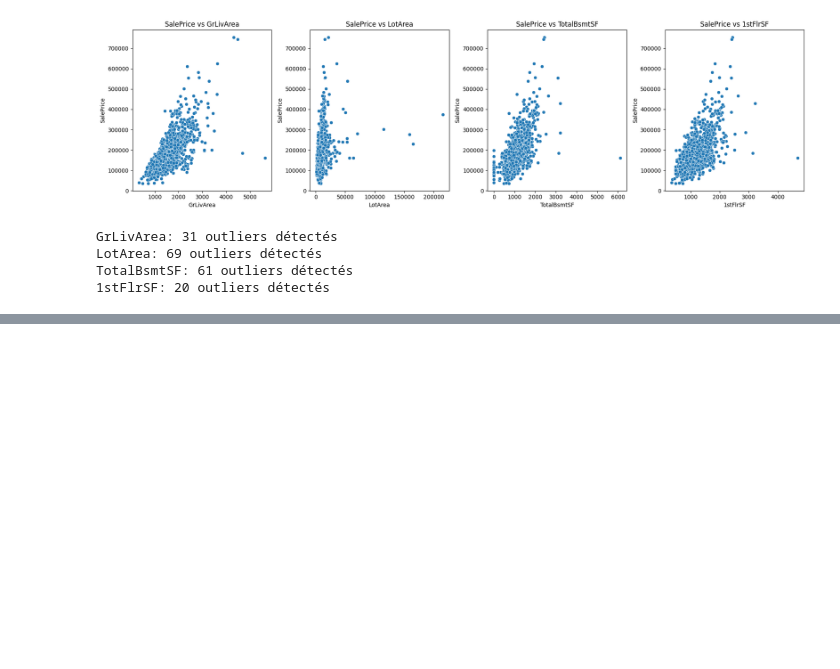
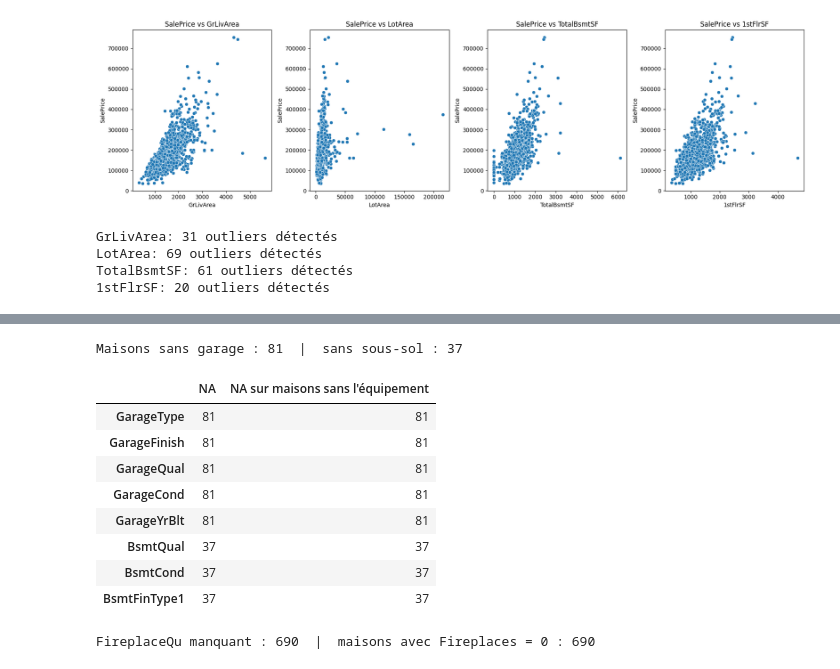
Before and after one commit to EddieZIDA/KaggleCompetition_home-price-prediction, a Jupyter notebook: notebooks/01_eda.ipynb, the cells around one changed output, grey strips where cells are left out. Drawn from its saved outputs; the diff is of its cells as text; code cells hidden in the pictures; blank space fills up the shorter version.

```diff
--- a/notebooks/01_eda.ipynb
+++ b/notebooks/01_eda.ipynb
@@ -291,0 +299,27 @@ TotalBsmtSF: 61 outliers détectés
+# %%
+garage_cols = ["GarageType", "GarageFinish", "GarageQual", "GarageCond", "GarageYrBlt"]
+no_garage = data["GarageArea"] == 0
+bsmt_cols = ["BsmtQual", "BsmtCond", "BsmtFinType1"]
+no_bsmt = data["TotalBsmtSF"] == 0
+check = pd.DataFrame({
+    "NA": [data[c].isna().sum() for c in garage_cols + bsmt_cols],
+    "NA sur maisons sans l'équipement": [data.loc[no_garage, c].isna().sum() for c in garage_cols]
+                                         + [data.loc[no_bsmt, c].isna().sum() for c in bsmt_cols],
+}, index=garage_cols + bsmt_cols)
+print(f"Maisons sans garage : {no_garage.sum()}  |  sans sous-sol : {no_bsmt.sum()}")
+check
+# %% [output]
+Maisons sans garage : 81  |  sans sous-sol : 37
+|  | NA | NA sur maisons sans l'équipement |
+| GarageType | 81 | 81 |
+| GarageFinish | 81 | 81 |
+| GarageQual | 81 | 81 |
+| GarageCond | 81 | 81 |
+| GarageYrBlt | 81 | 81 |
+| BsmtQual | 37 | 37 |
+| BsmtCond | 37 | 37 |
+| BsmtFinType1 | 37 | 37 |
+# %%
+print(f"FireplaceQu manquant : {data.FireplaceQu.isna().sum()}  |  maisons avec Fireplaces = 0 : {(data.Fireplaces == 0).sum()}")
+# %% [output]
+FireplaceQu manquant : 690  |  maisons avec Fireplaces = 0 : 690
```
Also changed, not shown: parts of 10 cells of this notebook, 41 other files.
